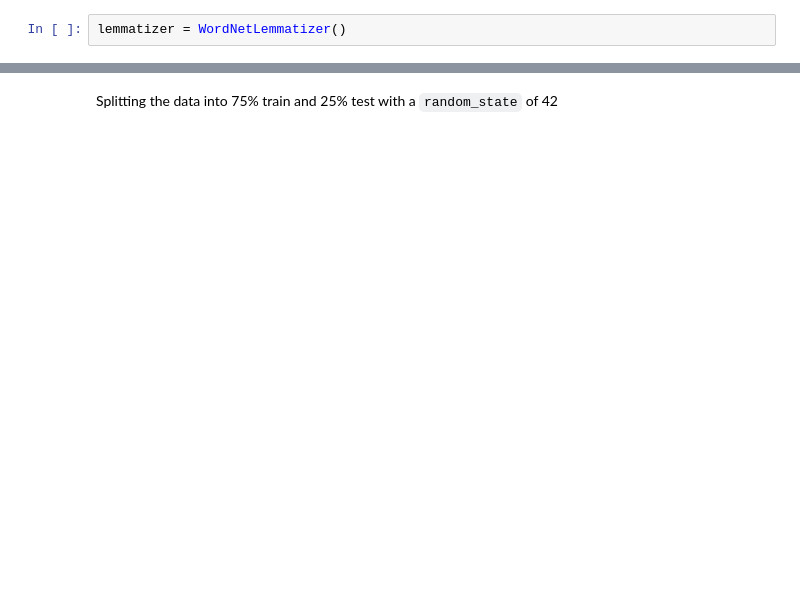
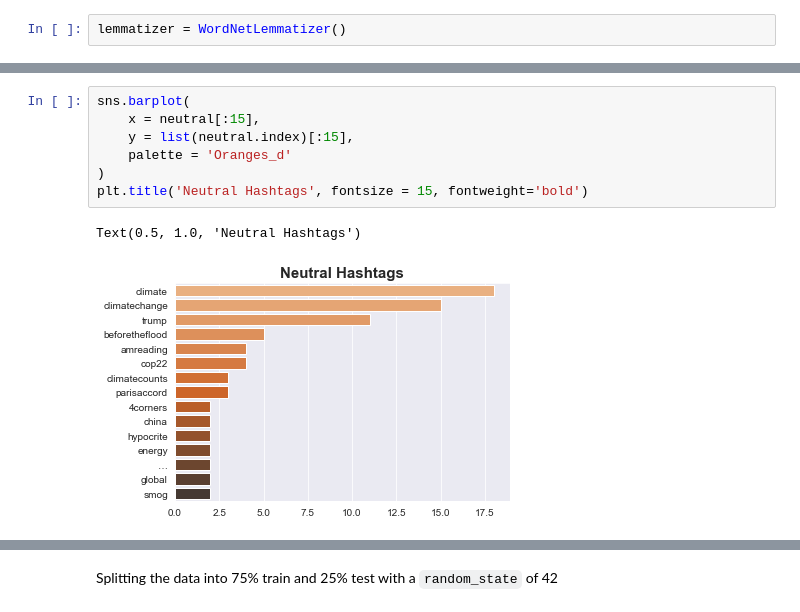
Before and after one commit to MakgaboMaja/classification_Team_TS1, a Jupyter notebook: Hena/Classification Predict.ipynb, the cells around one changed output, grey strips where cells are left out. Saved outputs shown, nothing was run; the diff lists cells and outputs as text; blank space fills up the shorter version.

```diff
--- a/Hena/Classification Predict.ipynb
+++ b/Hena/Classification Predict.ipynb
@@ -353,0 +470,10 @@ y = train['sentiment']
+# %%
+sns.barplot(
+    x = neutral[:15],
+    y = list(neutral.index)[:15],
+    palette = 'Oranges_d'
+)
+plt.title('Neutral Hashtags', fontsize = 15, fontweight='bold')
+# %% [output]
+Text(0.5, 1.0, 'Neutral Hashtags')
+[figure, added]
```
Also changed, not shown: parts of 195 cells of this notebook.
